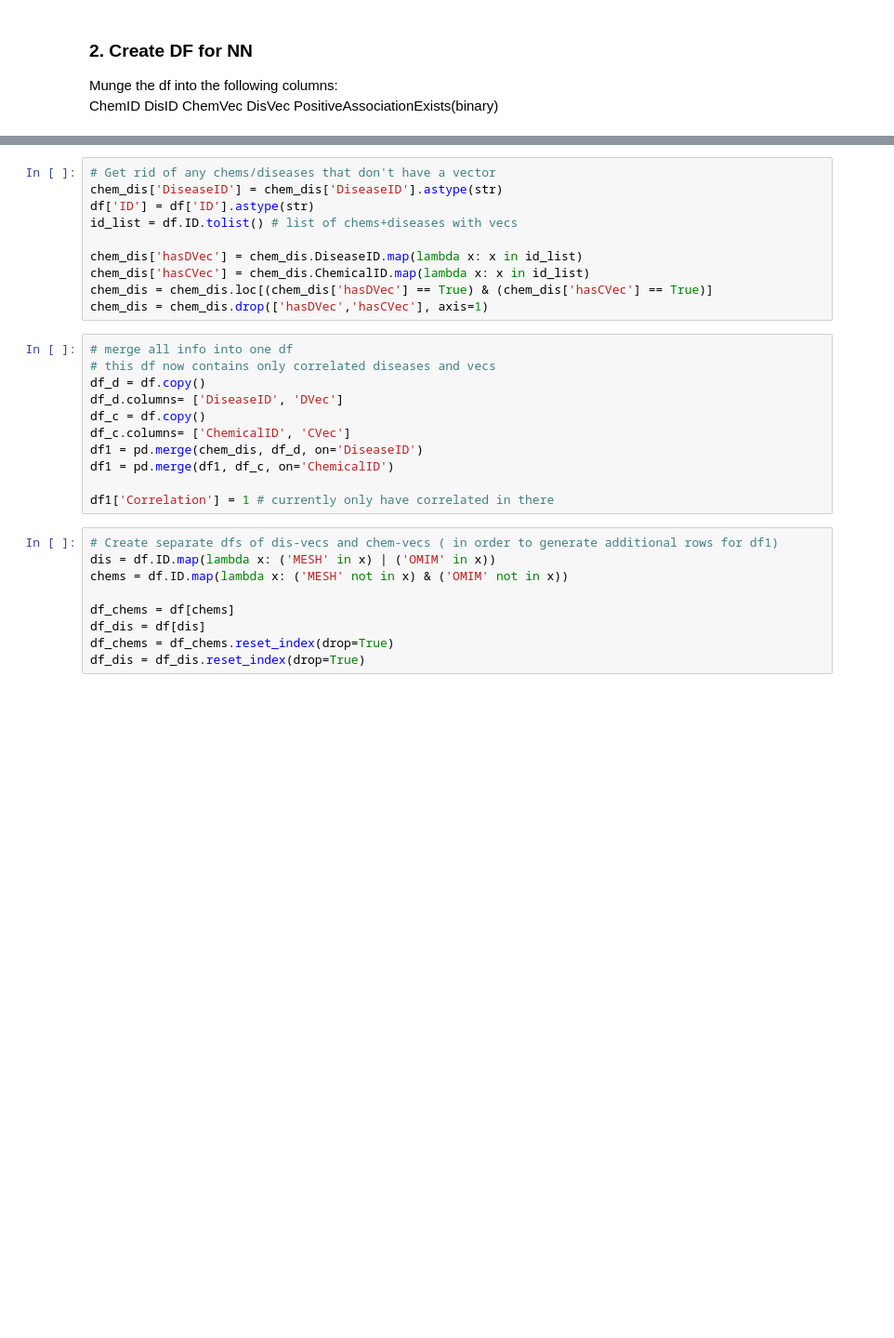
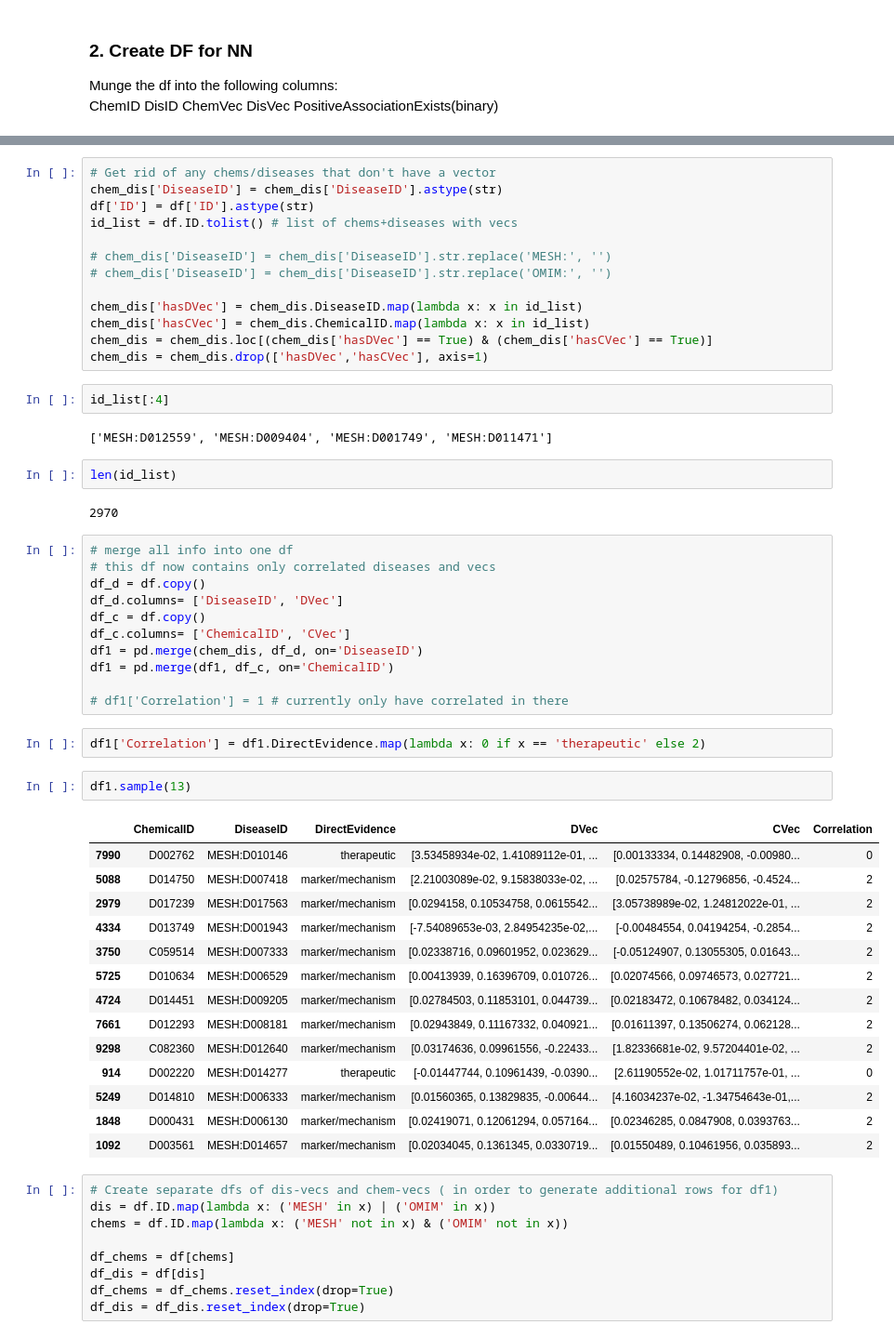
Before and after one commit to colemai/msc-thesis, a Jupyter notebook: opa/opa-nn.ipynb, the cells around one changed output, grey strips where cells are left out. Shown at 93% size. Saved outputs shown, nothing was run; the diff lists cells and outputs as text; blank space fills up the shorter version.

```diff
--- a/opa/opa-nn.ipynb
+++ b/opa/opa-nn.ipynb
@@ -84,10 +88,21 @@ chem_dis['DiseaseID'] = chem_dis['DiseaseID'].astype(str)
 df['ID'] = df['ID'].astype(str)
 id_list = df.ID.tolist() # list of chems+diseases with vecs
 
+# chem_dis['DiseaseID'] = chem_dis['DiseaseID'].str.replace('MESH:', '')
+# chem_dis['DiseaseID'] = chem_dis['DiseaseID'].str.replace('OMIM:', '')
+
 chem_dis['hasDVec'] = chem_dis.DiseaseID.map(lambda x: x in id_list)
 chem_dis['hasCVec'] = chem_dis.ChemicalID.map(lambda x: x in id_list)
 chem_dis = chem_dis.loc[(chem_dis['hasDVec'] == True) & (chem_dis['hasCVec'] == True)]
 chem_dis = chem_dis.drop(['hasDVec','hasCVec'], axis=1)
+# %%
+id_list[:4]
+# %% [output]
+['MESH:D012559', 'MESH:D009404', 'MESH:D001749', 'MESH:D011471']
+# %%
+len(id_list)
+# %% [output]
+2970
 # %%
 # merge all info into one df
 # this df now contains only correlated diseases and vecs
@@ -98,7 +113,26 @@ df_c.columns= ['ChemicalID', 'CVec']
 df1 = pd.merge(chem_dis, df_d, on='DiseaseID')
 df1 = pd.merge(df1, df_c, on='ChemicalID')
 
-df1['Correlation'] = 1 # currently only have correlated in there
+# df1['Correlation'] = 1 # currently only have correlated in there
+# %%
+df1['Correlation'] = df1.DirectEvidence.map(lambda x: 0 if x == 'therapeutic' else 2)
+# %%
+df1.sample(13)
+# %% [output]
+|  | ChemicalID | DiseaseID | DirectEvidence | DVec | CVec | Correlation |
+| 7990 | D002762 | MESH:D010146 | therapeutic | [3.53458934e-02, 1.41089112e-01, ... | [0.00133334, 0.14482908, -0.00980... | 0 |
+| 5088 | D014750 | MESH:D007418 | marker/mechanism | [2.21003089e-02, 9.15838033e-02, ... | [0.02575784, -0.12796856, -0.4524... | 2 |
+| 2979 | D017239 | MESH:D017563 | marker/mechanism | [0.0294158, 0.10534758, 0.0615542... | [3.05738989e-02, 1.24812022e-01, ... | 2 |
+| 4334 | D013749 | MESH:D001943 | marker/mechanism | [-7.54089653e-03, 2.84954235e-02,... | [-0.00484554, 0.04194254, -0.2854... | 2 |
+| 3750 | C059514 | MESH:D007333 | marker/mechanism | [0.02338716, 0.09601952, 0.023629... | [-0.05124907, 0.13055305, 0.01643... | 2 |
+| 5725 | D010634 | MESH:D006529 | marker/mechanism | [0.00413939, 0.16396709, 0.010726... | [0.02074566, 0.09746573, 0.027721... | 2 |
+| 4724 | D014451 | MESH:D009205 | marker/mechanism | [0.02784503, 0.11853101, 0.044739... | [0.02183472, 0.10678482, 0.034124... | 2 |
+| 7661 | D012293 | MESH:D008181 | marker/mechanism | [0.02943849, 0.11167332, 0.040921... | [0.01611397, 0.13506274, 0.062128... | 2 |
+| 9298 | C082360 | MESH:D012640 | marker/mechanism | [0.03174636, 0.09961556, -0.22433... | [1.82336681e-02, 9.57204401e-02, ... | 2 |
+| 914 | D002220 | MESH:D014277 | therapeutic | [-0.01447744, 0.10961439, -0.0390... | [2.61190552e-02, 1.01711757e-01, ... | 0 |
+| 5249 | D014810 | MESH:D006333 | marker/mechanism | [0.01560365, 0.13829835, -0.00644... | [4.16034237e-02, -1.34754643e-01,... | 2 |
+| 1848 | D000431 | MESH:D006130 | marker/mechanism | [0.02419071, 0.12061294, 0.057164... | [0.02346285, 0.0847908, 0.0393763... | 2 |
+| 1092 | D003561 | MESH:D014657 | marker/mechanism | [0.02034045, 0.1361345, 0.0330719... | [0.01550489, 0.10461956, 0.035893... | 2 |
 # %%
 # Create separate dfs of dis-vecs and chem-vecs ( in order to generate additional rows for df1)
 dis = df.ID.map(lambda x: ('MESH' in x) | ('OMIM' in x))
```
Also changed, not shown: parts of 19 cells of this notebook, 2 other files.
